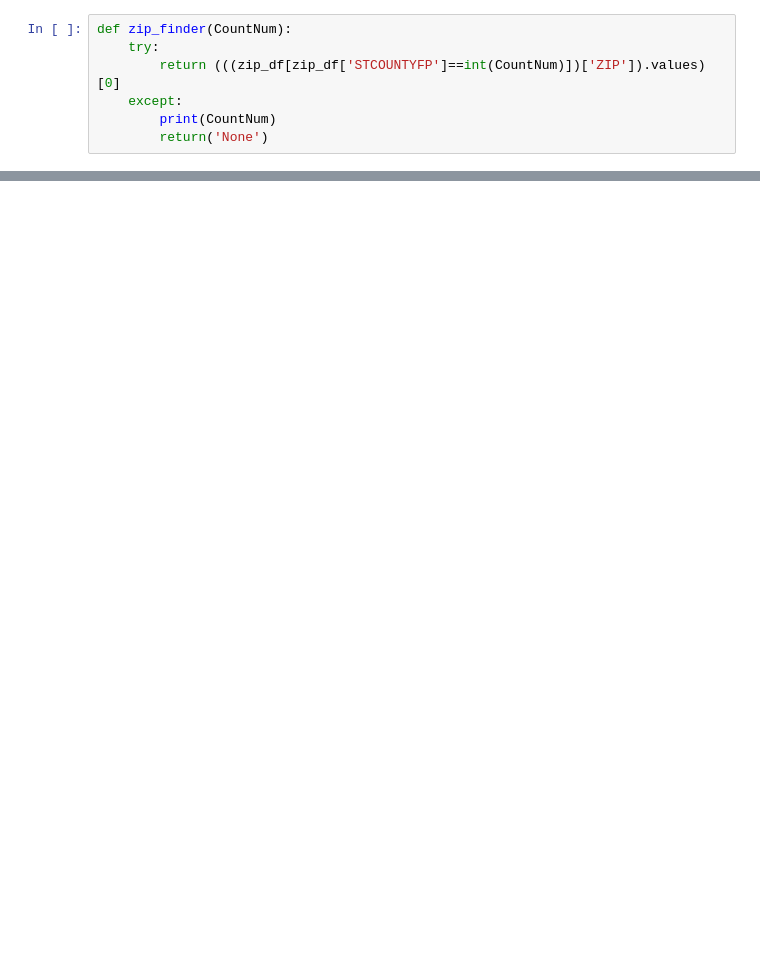
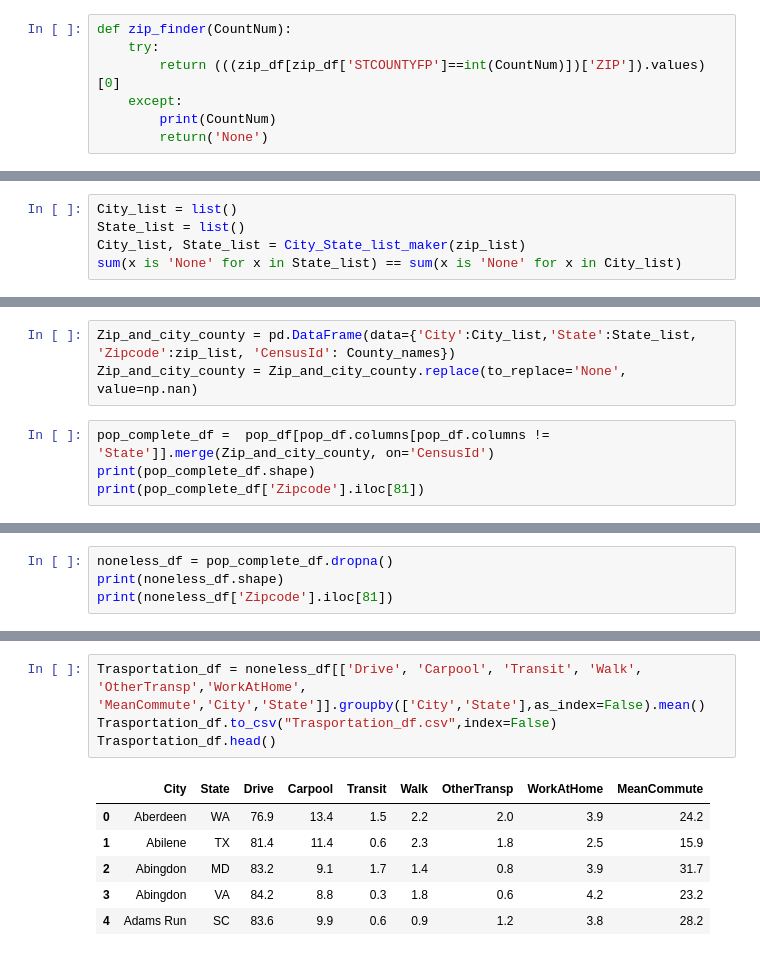
Before and after one commit to CityScape-Datasets/Workspace_Datasets, a Jupyter notebook: Datasets/Census Data/cenus.ipynb, the cells around one changed output, grey strips where cells are left out. Cells and saved outputs as stored; diff of their text form; blank space fills up the shorter version.

```diff
--- a/Datasets/Census Data/cenus.ipynb
+++ b/Datasets/Census Data/cenus.ipynb
@@ -34,0 +170,5 @@ def zip_finder(CountNum):
+# %%
+City_list = list()
+State_list = list()
+City_list, State_list = City_State_list_maker(zip_list)
+sum(x is 'None' for x in State_list) == sum(x is 'None' for x in City_list)
@@ -34,0 +177,7 @@ def zip_finder(CountNum):
+# %%
+Zip_and_city_county = pd.DataFrame(data={'City':City_list,'State':State_list, 'Zipcode':zip_list, 'CensusId': County_names})
+Zip_and_city_county = Zip_and_city_county.replace(to_replace='None', value=np.nan)
+# %%
+pop_complete_df =  pop_df[pop_df.columns[pop_df.columns != 'State']].merge(Zip_and_city_county, on='CensusId')
+print(pop_complete_df.shape)
+print(pop_complete_df['Zipcode'].iloc[81])
@@ -34,0 +187,4 @@ def zip_finder(CountNum):
+# %%
+noneless_df = pop_complete_df.dropna()
+print(noneless_df.shape)
+print(noneless_df['Zipcode'].iloc[81])
@@ -34,0 +249,11 @@ def zip_finder(CountNum):
+# %%
+Trasportation_df = noneless_df[['Drive', 'Carpool', 'Transit', 'Walk', 'OtherTransp','WorkAtHome', 'MeanCommute','City','State']].groupby(['City','State'],as_index=False).mean()
+Trasportation_df.to_csv("Trasportation_df.csv",index=False)
+Trasportation_df.head()
+# %% [output]
+|  | City | State | Drive | Carpool | Transit | Walk | OtherTransp | WorkAtHome | MeanCommute |
+| 0 | Aberdeen | WA | 76.9 | 13.4 | 1.5 | 2.2 | 2.0 | 3.9 | 24.2 |
+| 1 | Abilene | TX | 81.4 | 11.4 | 0.6 | 2.3 | 1.8 | 2.5 | 15.9 |
+| 2 | Abingdon | MD | 83.2 | 9.1 | 1.7 | 1.4 | 0.8 | 3.9 | 31.7 |
+| 3 | Abingdon | VA | 84.2 | 8.8 | 0.3 | 1.8 | 0.6 | 4.2 | 23.2 |
+| 4 | Adams Run | SC | 83.6 | 9.9 | 0.6 | 0.9 | 1.2 | 3.8 | 28.2 |
```
Also changed, not shown: parts of 37 cells of this notebook, 1 other file.
